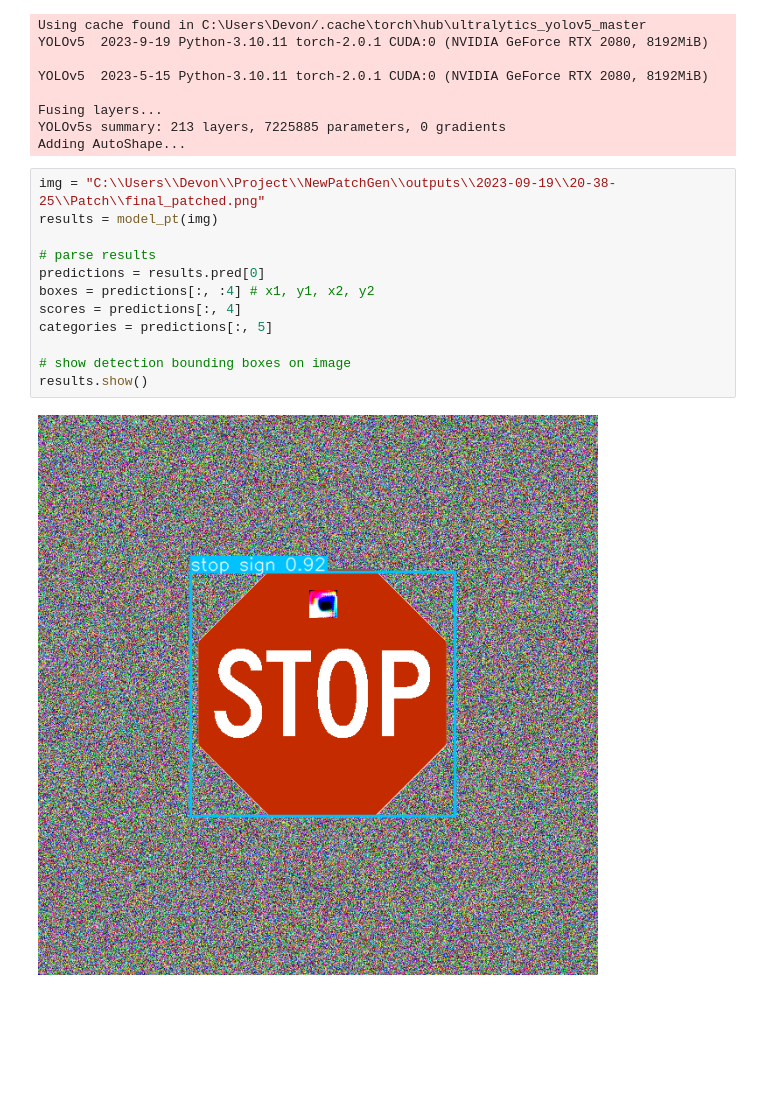
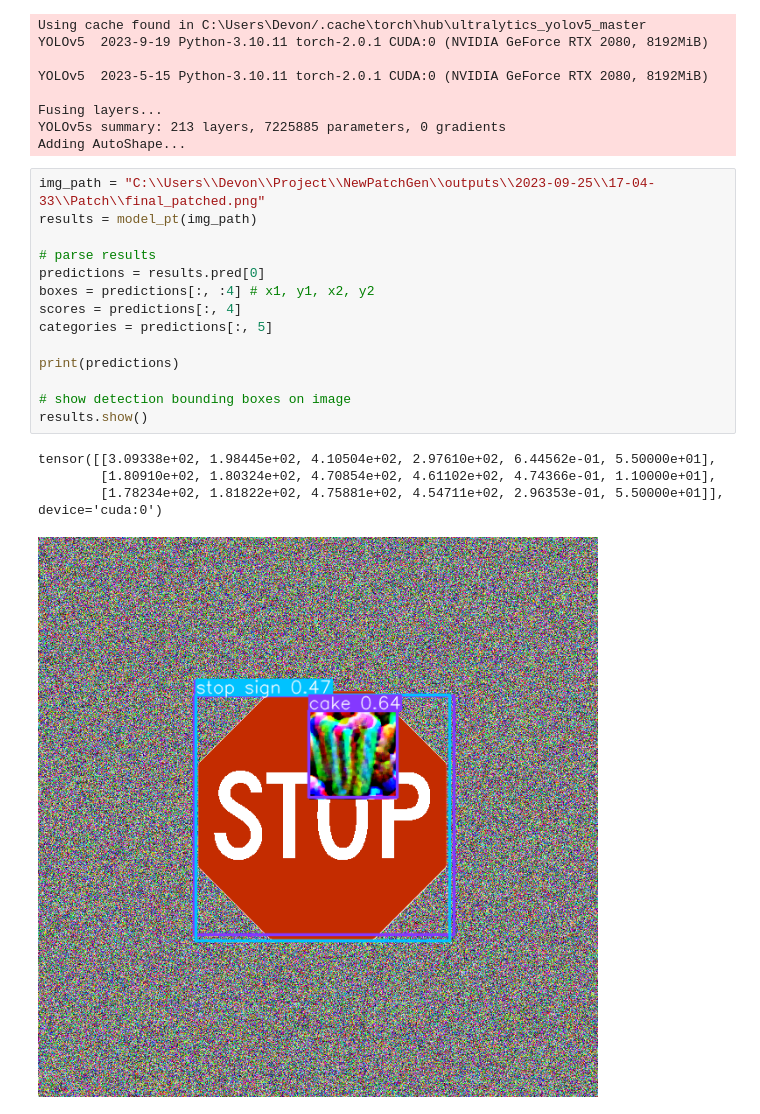
Before and after one commit to harodz/NewPatchGen, a Jupyter notebook: Notebook/test_maxprob.ipynb, the cells around one changed output. Cells and saved outputs as stored; diff of their text form; blank space fills up the shorter version.

```diff
--- a/Notebook/test_maxprob.ipynb
+++ b/Notebook/test_maxprob.ipynb
@@ -17,19 +17,24 @@ Fusing layers...
 YOLOv5s summary: 213 layers, 7225885 parameters, 0 gradients
 Adding AutoShape...
 # %%
-img = "C:\\Users\\Devon\\Project\\NewPatchGen\\outputs\\2023-09-19\\20-38-25\\Patch\\final_patched.png"
-results = model_pt(img)
+img_path = "C:\\Users\\Devon\\Project\\NewPatchGen\\outputs\\2023-09-25\\17-04-33\\Patch\\final_patched.png"
+results = model_pt(img_path)
 
 # parse results
 predictions = results.pred[0]
 boxes = predictions[:, :4] # x1, y1, x2, y2
 scores = predictions[:, 4]
 categories = predictions[:, 5]
 
+print(predictions)
+
 # show detection bounding boxes on image
 results.show()
 # %% [output]
+tensor([[3.09338e+02, 1.98445e+02, 4.10504e+02, 2.97610e+02, 6.44562e-01, 5.50000e+01],
+        [1.80910e+02, 1.80324e+02, 4.70854e+02, 4.61102e+02, 4.74366e-01, 1.10000e+01],
+        [1.78234e+02, 1.81822e+02, 4.75881e+02, 4.54711e+02, 2.96353e-01, 5.50000e+01]], device='cuda:0')
-[figure, old version]
+[figure, new version]
 # %%
 num_cat = 80
 target_ID = 11
```
Also changed, not shown: parts of 3 cells of this notebook, 30 other files.
